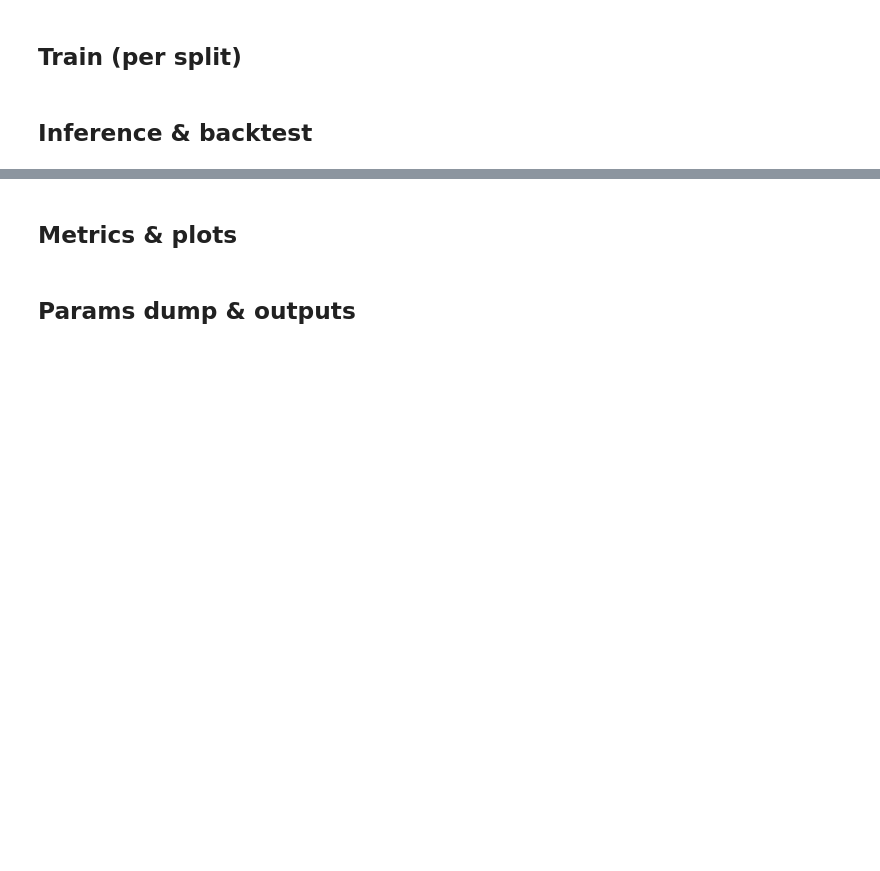
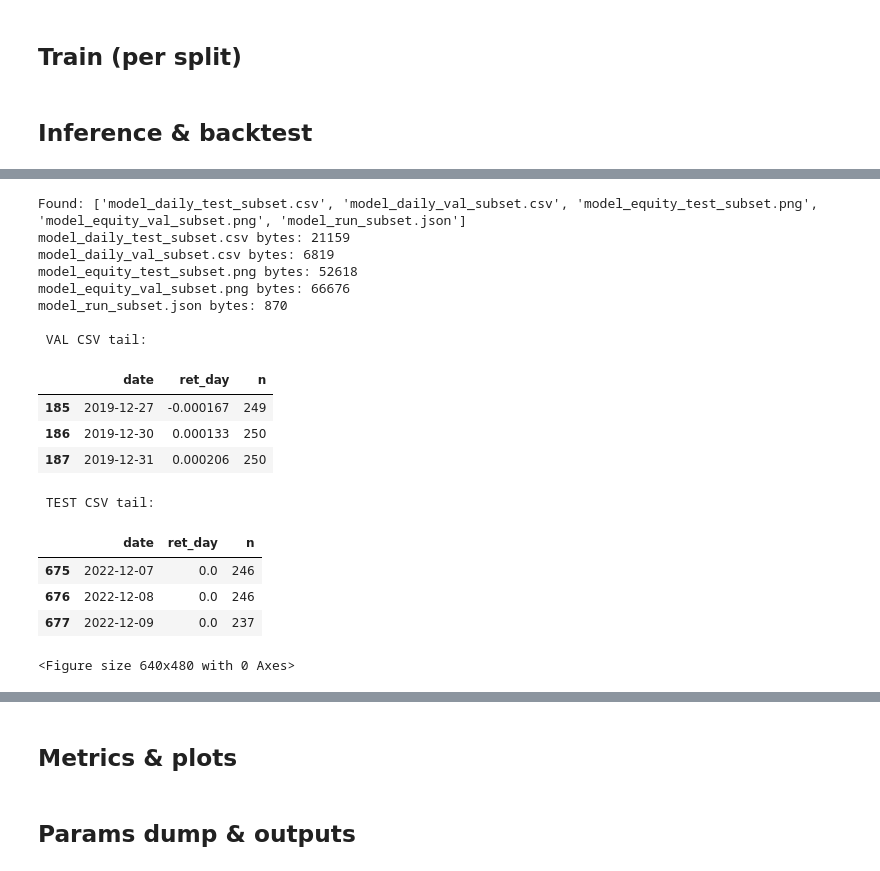
Before and after one commit to Shadfurman/ArbitrAvatar, a Jupyter notebook: trading_bot_scaffold.ipynb, the cells around one changed output, grey strips where cells are left out. Drawn from its saved outputs; the diff is of its cells as text; code cells hidden in the pictures; blank space fills up the shorter version.

```diff
--- a/trading_bot_scaffold.ipynb
+++ b/trading_bot_scaffold.ipynb
@@ -82,0 +124,13 @@ print('Seed & PARAMS set; outputs/params_seed.json written.')
+# %%
+# --- LOCAL OVERRIDES (optional, session-only; not persisted) ---
+# These only affect this runtime unless you later write/lock params.
+LOCAL_OVERRIDES = {
+    # portfolio behavior
+    "portfolio_mode": "long_only",   # or "long_short"
+    "margin": 0.02,
+
+    # calibration
+    "calibration_T": PARAMS.get("calibration_T", 1.0),
+}
+
+print("LOCAL_OVERRIDES set:", LOCAL_OVERRIDES)
@@ -363,0 +995,37 @@ print('Inference/backtest stubs ready.')
+# %%
+# Verify eval artifacts exist and look sane
+import os, glob, pandas as pd
+outs = sorted(glob.glob(os.path.join(OUTPUT_DIR, "model_*_subset.*")))
+print("Found:", [os.path.basename(p) for p in outs])
+for p in outs:
+    try: print(os.path.basename(p), "bytes:", os.path.getsize(p))
+    except: pass
+
+for split in ("val","test"):
+    csv = os.path.join(OUTPUT_DIR, f"model_daily_{split}_subset.csv")
+    if os.path.exists(csv):
+        print("\n", split.upper(), "CSV tail:")
+        display(pd.read_csv(csv).tail(3))
+# %% [output]
+Found: ['model_daily_test_subset.csv', 'model_daily_val_subset.csv', 'model_equity_test_subset.png', 'model_equity_val_subset.png', 'model_run_subset.json']
+model_daily_test_subset.csv bytes: 21159
+model_daily_val_subset.csv bytes: 6819
+model_equity_test_subset.png bytes: 52618
+model_equity_val_subset.png bytes: 66676
+model_run_subset.json bytes: 870
+
+ VAL CSV tail:
+|  | date | ret_day | n |
+| 185 | 2019-12-27 | -0.000167 | 249 |
+| 186 | 2019-12-30 | 0.000133 | 250 |
+| 187 | 2019-12-31 | 0.000206 | 250 |
+ TEST CSV tail:
+|  | date | ret_day | n |
+| 675 | 2022-12-07 | 0.0 | 246 |
+| 676 | 2022-12-08 | 0.0 | 246 |
+| 677 | 2022-12-09 | 0.0 | 237 |
+# %%
+daily.to_csv(os.path.join(OUTPUT_DIR, f"model_daily_{split}_subset.csv"), index=True)
+plt.savefig(os.path.join(OUTPUT_DIR, f"model_equity_{split}_subset.png"), dpi=150, bbox_inches="tight")
+# %% [output]
+<Figure size 640x480 with 0 Axes>
```
Also changed, not shown: parts of 34 cells of this notebook.
